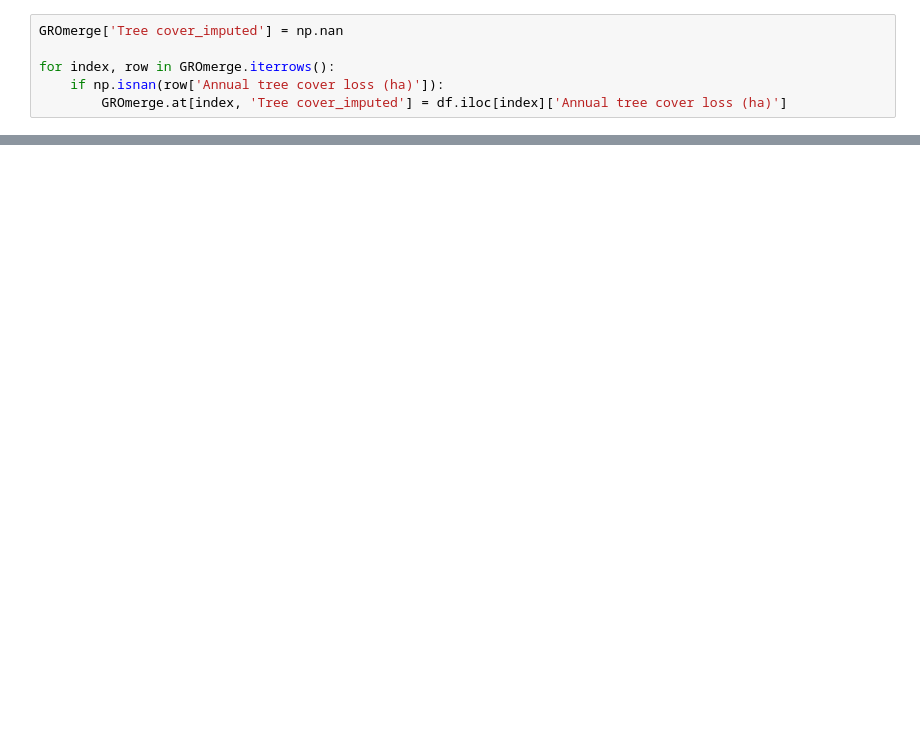
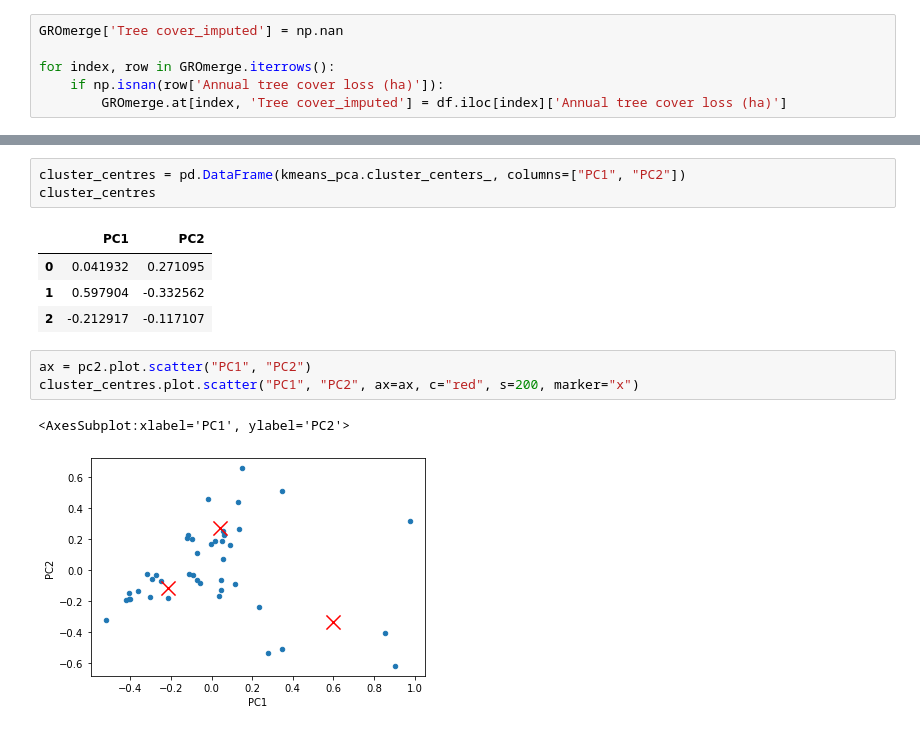
Before and after one commit to eimbloom/Test, a Jupyter notebook: Nearest.ipynb, the cells around one changed output, grey strips where cells are left out. Saved outputs shown, nothing was run; the diff lists cells and outputs as text; blank space fills up the shorter version.

```diff
--- a/Nearest.ipynb
+++ b/Nearest.ipynb
@@ -1747,0 +1763,14 @@ comp
+# %%
+cluster_centres = pd.DataFrame(kmeans_pca.cluster_centers_, columns=["PC1", "PC2"])
+cluster_centres
+# %% [output]
+|  | PC1 | PC2 |
+| 0 | 0.041932 | 0.271095 |
+| 1 | 0.597904 | -0.332562 |
+| 2 | -0.212917 | -0.117107 |
+# %%
+ax = pc2.plot.scatter("PC1", "PC2")
+cluster_centres.plot.scatter("PC1", "PC2", ax=ax, c="red", s=200, marker="x")
+# %% [output]
+<AxesSubplot:xlabel='PC1', ylabel='PC2'>
+[figure, added]
```
Also changed, not shown: parts of 81 cells of this notebook.
